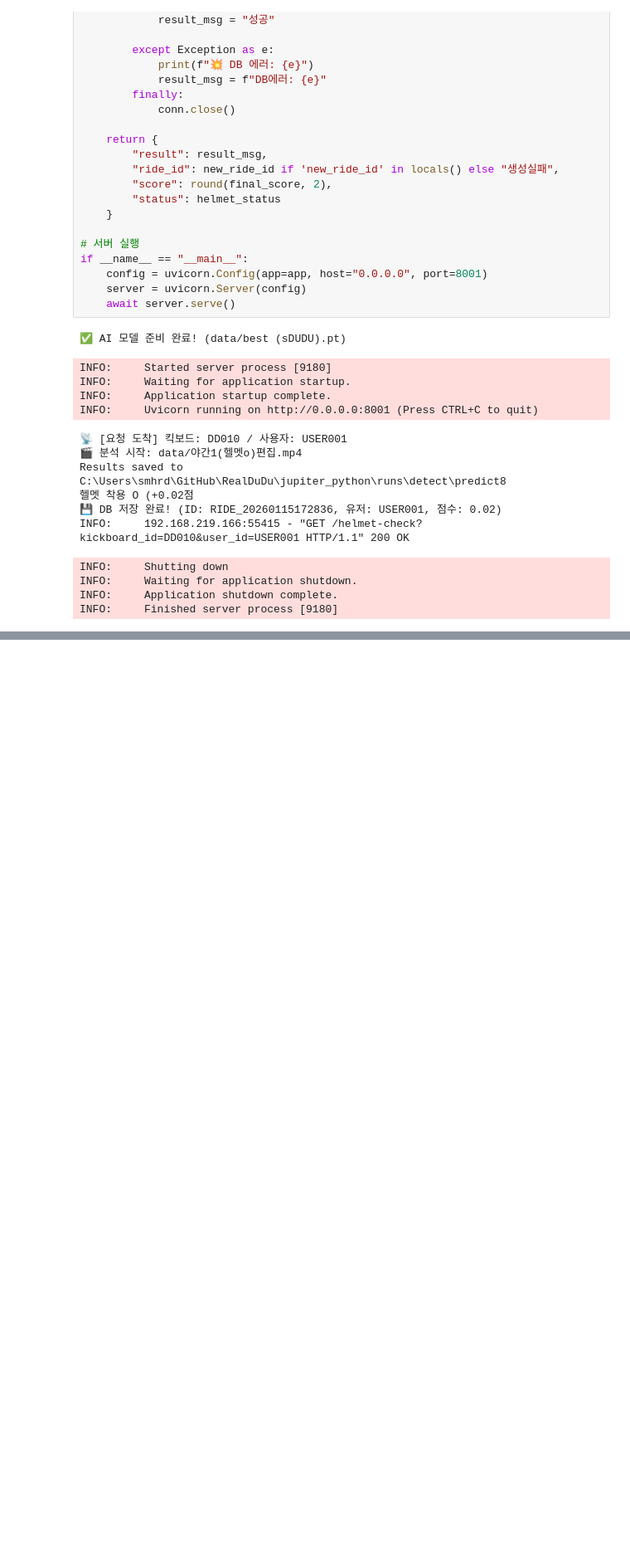
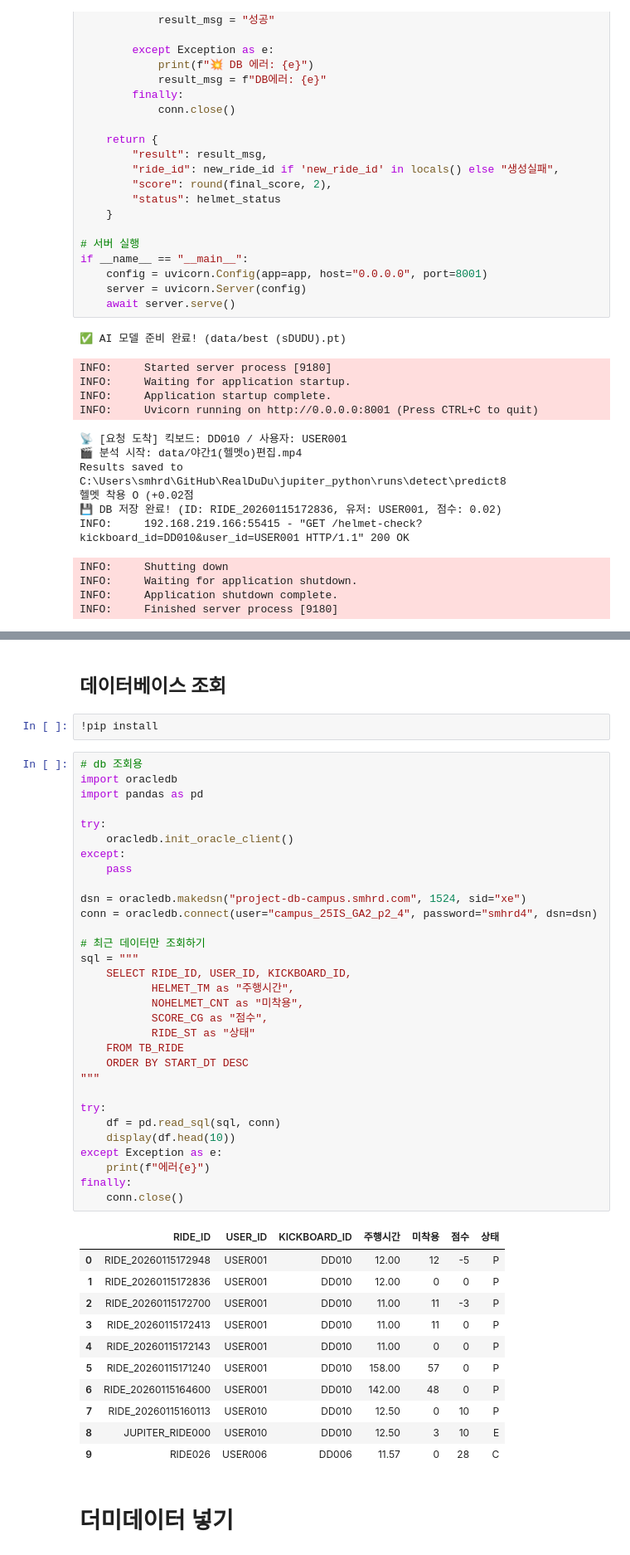
Before and after one commit to 2025-SMHRD-IS-GAI-2/RealDuDu, a Jupyter notebook: jupiter_python/Untitled.ipynb, the cells around one changed output, grey strips where cells are left out. Shown at 83% size. Saved outputs shown, nothing was run; the diff lists cells and outputs as text; blank space fills up the shorter version.

Commit message:
더미데이터 넣기

```diff
--- a/jupiter_python/Untitled.ipynb
+++ b/jupiter_python/Untitled.ipynb
@@ -1136,0 +1317,49 @@ INFO:     Finished server process [9180]
+# %% [markdown]
+## 데이터베이스 조회
+# %%
+!pip install
+# %%
+# db 조회용
+import oracledb
+import pandas as pd
+
+try:
+    oracledb.init_oracle_client()
+except:
+    pass
+
+dsn = oracledb.makedsn("project-db-campus.smhrd.com", 1524, sid="xe")
+conn = oracledb.connect(user="campus_25IS_GA2_p2_4", password="smhrd4", dsn=dsn)
+
+# 최근 데이터만 조회하기
+sql = """
+    SELECT RIDE_ID, USER_ID, KICKBOARD_ID,
+           HELMET_TM as "주행시간",
+           NOHELMET_CNT as "미착용",
+           SCORE_CG as "점수",
+           RIDE_ST as "상태"
+    FROM TB_RIDE
+    ORDER BY START_DT DESC
+"""
+
+try:
+    df = pd.read_sql(sql, conn)
+    display(df.head(10))
+except Exception as e:
+    print(f"에러{e}")
+finally:
+    conn.close()
+# %% [output]
+|  | RIDE_ID | USER_ID | KICKBOARD_ID | 주행시간 | 미착용 | 점수 | 상태 |
+| 0 | RIDE_20260115172948 | USER001 | DD010 | 12.00 | 12 | -5 | P |
+| 1 | RIDE_20260115172836 | USER001 | DD010 | 12.00 | 0 | 0 | P |
+| 2 | RIDE_20260115172700 | USER001 | DD010 | 11.00 | 11 | -3 | P |
+| 3 | RIDE_20260115172413 | USER001 | DD010 | 11.00 | 11 | 0 | P |
+| 4 | RIDE_20260115172143 | USER001 | DD010 | 11.00 | 0 | 0 | P |
+| 5 | RIDE_20260115171240 | USER001 | DD010 | 158.00 | 57 | 0 | P |
+| 6 | RIDE_20260115164600 | USER001 | DD010 | 142.00 | 48 | 0 | P |
+| 7 | RIDE_20260115160113 | USER010 | DD010 | 12.50 | 0 | 10 | P |
+| 8 | JUPITER_RIDE000 | USER010 | DD010 | 12.50 | 3 | 10 | E |
+| 9 | RIDE026 | USER006 | DD006 | 11.57 | 0 | 28 | C |
+# %% [markdown]
+# 더미데이터 넣기
```
Also changed, not shown: parts of 6 cells of this notebook.
